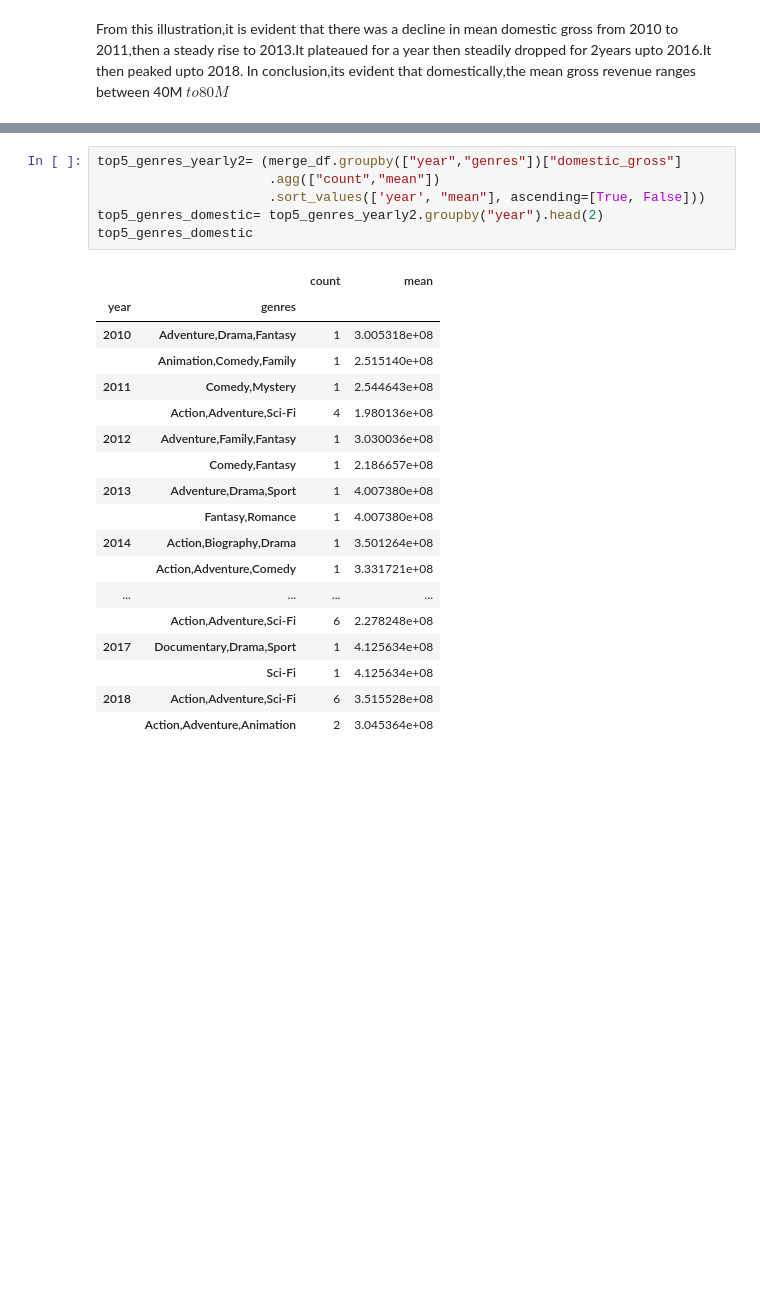
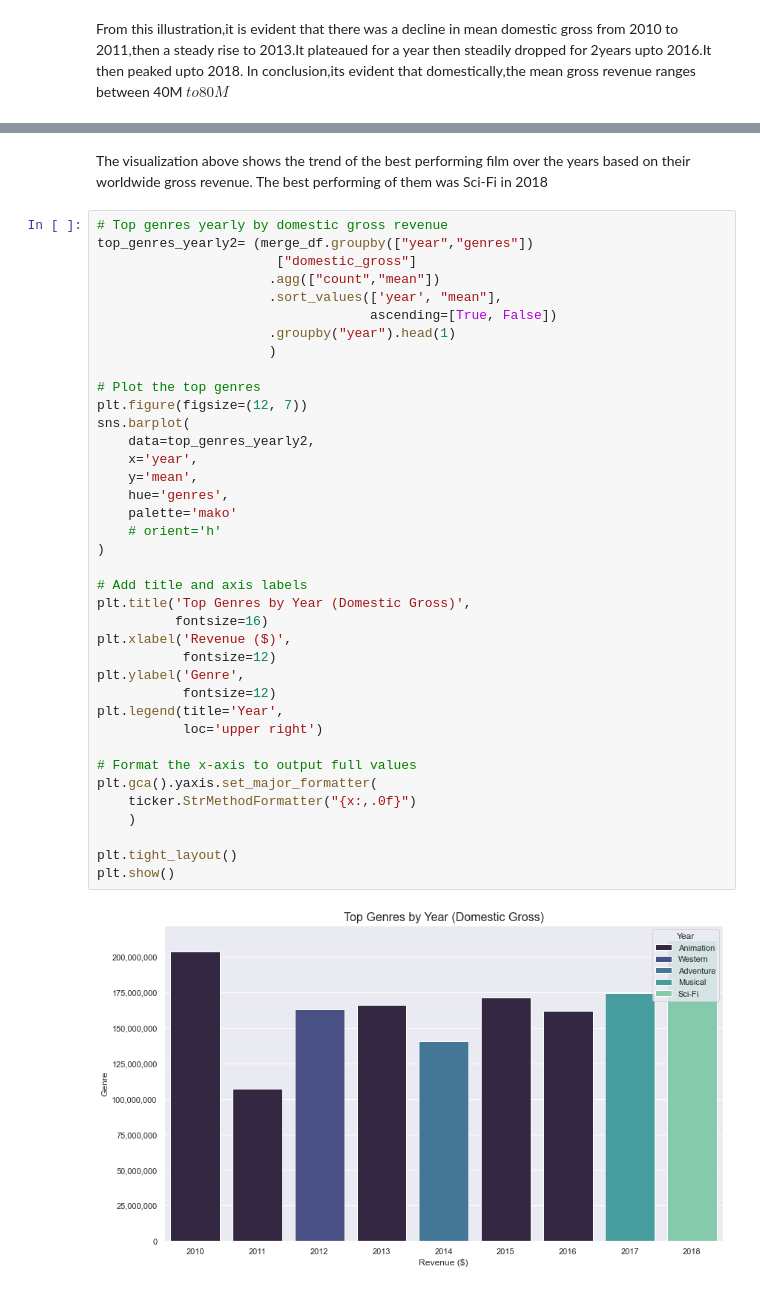
Before and after one commit to Patoh254code/movie_project, a Jupyter notebook: index.ipynb, the cells around one changed output, grey strips where cells are left out. Cells and saved outputs as stored; diff of their text form; blank space fills up the shorter version.

```diff
--- a/index.ipynb
+++ b/index.ipynb
@@ -460,25 +474,42 @@ top5_genres_worldwide= top5_genres_yearly.groupby("year").head(2)
+# %% [markdown]
+The visualization above shows the trend of the best performing film over the years based on their worldwide gross revenue. The best performing of them was Sci-Fi in 2018
 # %%
-top5_genres_yearly2= (merge_df.groupby(["year","genres"])["domestic_gross"]
+# Top genres yearly by domestic gross revenue
+top_genres_yearly2= (merge_df.groupby(["year","genres"])
+                       ["domestic_gross"]
                       .agg(["count","mean"])
-                      .sort_values(['year', "mean"], ascending=[True, False]))
-top5_genres_domestic= top5_genres_yearly2.groupby("year").head(2)
-top5_genres_domestic
+                      .sort_values(['year', "mean"],
+                                   ascending=[True, False])
+                      .groupby("year").head(1)
+                      )
+
+# Plot the top genres
+plt.figure(figsize=(12, 7))
+sns.barplot(
+    data=top_genres_yearly2,
+    x='year',
+    y='mean',
+    hue='genres',
+    palette='mako'
+    # orient='h'
+)
+
+# Add title and axis labels
+plt.title('Top Genres by Year (Domestic Gross)',
+          fontsize=16)
+plt.xlabel('Revenue ($)',
+           fontsize=12)
+plt.ylabel('Genre',
+           fontsize=12)
+plt.legend(title='Year',
+           loc='upper right')
+
+# Format the x-axis to output full values
+plt.gca().yaxis.set_major_formatter(
+    ticker.StrMethodFormatter("{x:,.0f}")
+    )
+
+plt.tight_layout()
+plt.show()
 # %% [output]
-|  |  | count | mean |
-| year | genres |  |  |
-| 2010 | Adventure,Drama,Fantasy | 1 | 3.005318e+08 |
-|  | Animation,Comedy,Family | 1 | 2.515140e+08 |
-| 2011 | Comedy,Mystery | 1 | 2.544643e+08 |
-|  | Action,Adventure,Sci-Fi | 4 | 1.980136e+08 |
-| 2012 | Adventure,Family,Fantasy | 1 | 3.030036e+08 |
-|  | Comedy,Fantasy | 1 | 2.186657e+08 |
-| 2013 | Adventure,Drama,Sport | 1 | 4.007380e+08 |
-|  | Fantasy,Romance | 1 | 4.007380e+08 |
-| 2014 | Action,Biography,Drama | 1 | 3.501264e+08 |
-|  | Action,Adventure,Comedy | 1 | 3.331721e+08 |
-| ... | ... | ... | ... |
-|  | Action,Adventure,Sci-Fi | 6 | 2.278248e+08 |
-| 2017 | Documentary,Drama,Sport | 1 | 4.125634e+08 |
-|  | Sci-Fi | 1 | 4.125634e+08 |
-| 2018 | Action,Adventure,Sci-Fi | 6 | 3.515528e+08 |
-|  | Action,Adventure,Animation | 2 | 3.045364e+08 |
+[figure, added]
```
Also changed, not shown: parts of 33 cells of this notebook.
